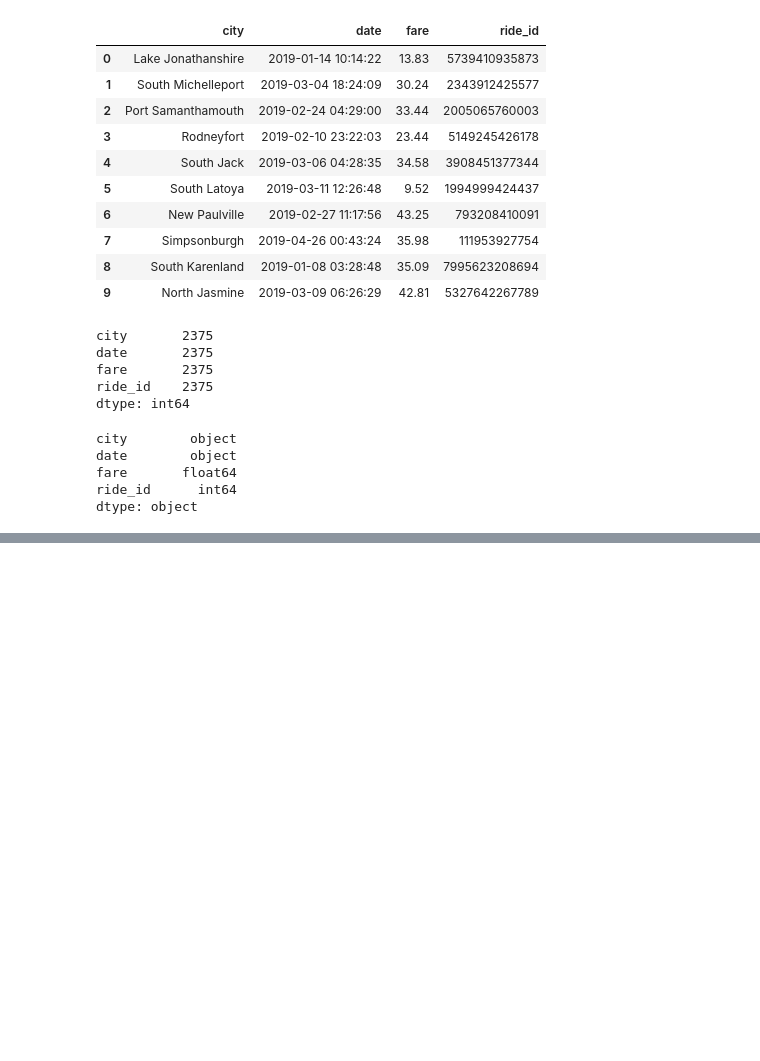
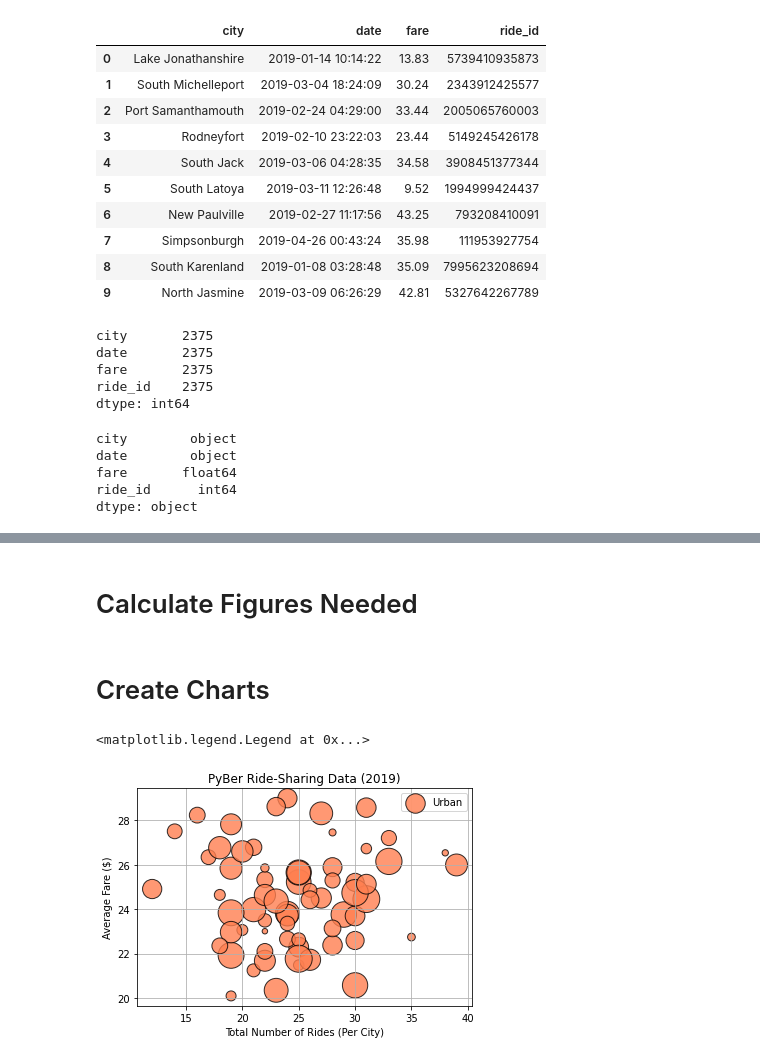
Before and after one commit to BBBrian1124/PyBer_Analysis, a Jupyter notebook: PyBer.ipynb, the cells around one changed output, grey strips where cells are left out. Saved outputs shown, nothing was run; the diff lists cells and outputs as text; code cells hidden in the pictures; blank space fills up the shorter version.

Commit message:
5.3.7 - adding dataframes and graphs

```diff
--- a/PyBer.ipynb
+++ b/PyBer.ipynb
@@ -106,0 +105,6 @@ city_ride_df = pd.merge(city_data_df,ride_data_df, on=["city","city"])
+# %%
+# Left merge on common header values "city"
+pyber_data_df = pd.merge(ride_data_df, city_data_df, how="left", on=["city", "city"])
+
+# Display the DataFrame
+pyber_data_df.head()
@@ -106,0 +118,41 @@ city_ride_df = pd.merge(city_data_df,ride_data_df, on=["city","city"])
+# %%
+# First create a dataframe for each of our city types so that we can easily complete the analysis on them
+urban_cities_df = pyber_data_df[pyber_data_df["type"] == "Urban"]
+suburban_cities_df = pyber_data_df[pyber_data_df["type"] == "Suburban"]
+rural_cities_df = pyber_data_df[pyber_data_df["type"] == "Rural"]
+# %% [markdown]
+# Calculate Figures Needed
+# %%
+# Ride count per city in each city type
+urban_ride_count = urban_cities_df.groupby(["city"]).count()["ride_id"]
+suburban_ride_count = suburban_cities_df.groupby(["city"]).count()["ride_id"]
+rural_ride_count = rural_cities_df.groupby(["city"]).count()["ride_id"]
+
+# Average fare per city in each city type
+urban_avg_fare = urban_cities_df.groupby(["city"]).mean()["fare"]
+suburban_avg_fare = suburban_cities_df.groupby(["city"]).mean()["fare"]
+rural_avg_fare = rural_cities_df.groupby(["city"]).mean()["fare"]
+
+# Count number of drivers per city in each city type
+urban_driver_count = urban_cities_df.groupby(["city"]).mean()["driver_count"]
+suburban_driver_count = suburban_cities_df.groupby(["city"]).mean()["driver_count"]
+rural_driver_count = rural_cities_df.groupby(["city"]).mean()["driver_count"]
+# %% [markdown]
+# Create Charts
+# %%
+# Build the scatter plots for urban cities.
+# create a scatter with x and y axis, size = 10 * driver count, define colour of dots and edge, line width, transparancy, and label
+plt.scatter(urban_ride_count,
+      urban_avg_fare,
+      s=10*urban_driver_count, c="coral",
+      edgecolor="black", linewidths=1,
+      alpha=0.8, label="Urban")
+plt.title("PyBer Ride-Sharing Data (2019)")
+plt.ylabel("Average Fare ($)")
+plt.xlabel("Total Number of Rides (Per City)")
+plt.grid(True)
+# Add the legend.
+plt.legend()
+# %% [output]
+<matplotlib.legend.Legend at 0x...>
+[figure, added]
```
Also changed, not shown: parts of 6 cells of this notebook, 1 other file.
